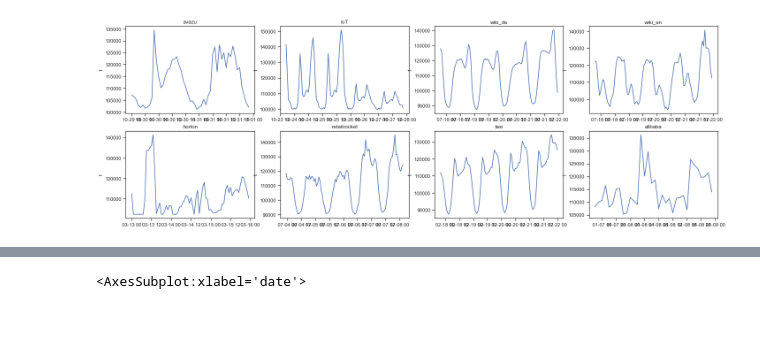
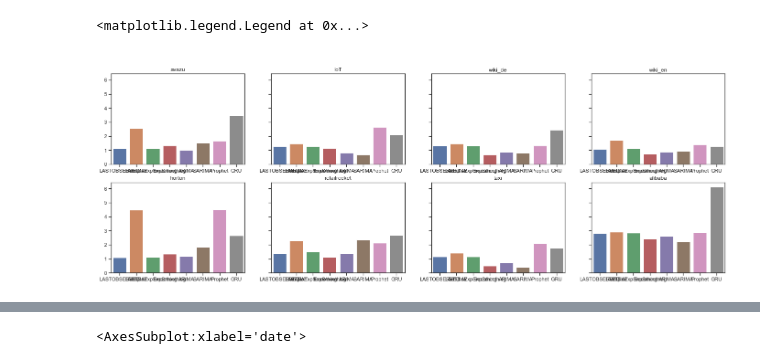
Before and after one commit to kainkordian/ELPTforDSP, a Jupyter notebook: Results.ipynb, the cells around one changed output, grey strips where cells are left out. Cells and saved outputs as stored; diff of their text form; code cells hidden in the pictures; blank space fills up the shorter version.

Commit message:
more plots

```diff
--- a/Results.ipynb
+++ b/Results.ipynb
@@ -34,12 +34,11 @@ for dataset_name in dataset_names:
     datasets[dataset_name] = {}
     for sampling_rate in sampling_rates:
         results_statistical = pd.read_csv(f"results/{dataset_name}_{sampling_rate}_results.csv", index_col=0, parse_dates=True)
-        results_gru = pd.read_csv(f"dl_experiments/results/{dataset_name}_{sampling_rate}_cuda:0_results.csv", index_col=0, parse_dates=True)["GRU"]
+        results_ml = pd.read_csv(f"dl_experiments/results/{dataset_name}_{sampling_rate}_cuda:0_results.csv", index_col=0, parse_dates=True)
 
-        df = pd.concat([results_statistical, results_gru], axis=1)
+        df = pd.concat([results_statistical, results_ml[["GRU", "CNN"]]], axis=1)
         df.name = f"{dataset_name}_{sampling_rate}"
         datasets[dataset_name][sampling_rate] = df
-datasets
 # %%
 # Print SMAPE
 for dataset_name, x in datasets.items():
@@ -71,31 +52,43 @@ avazu
 # %%
-f, axs = plt.subplots(ncols=4, nrows=2, figsize=(24,8))
+f, axs = plt.subplots(ncols=4, nrows=2, sharey=True, figsize=(24,8))
 axs = [ax for axs_col in axs for ax in axs_col]
 #f.tight_layout(pad=0)
 sns.set_theme(style='ticks')
 
 for (dataset_name, x), ax in zip(datasets.items(), axs):
-    df = x["1h"]
-    sns.lineplot(data=df.t, ax=ax)
+    df = x["15min"]
 
+    model_smape = {}
+    for model in df.columns[1:]:
+        model_smape[model] = smape(df.t,df[model])
+    model_smape = pd.DataFrame([model_smape])
+    #print(model_smape)
+
+    sns.barplot(data=model_smape, ax=ax)
     ax.title.set_text(dataset_name)
     ax.set(xlabel="")
+
+    #model_smape.plot(ax=ax)
+
+    #ax.title.set_text(dataset_name)
+    #ax.set(xlabel="")
 
     #ax.set_xlim(0, 1440 * 7)
 
     #ax.axvline(1440*5, color="k")
 
     #for idx, _ in x.groupby("time").mean().sort_values(df.name)[:steps].iterrows():
     #    ax.axvspan(idx, idx+30, facecolor="0.5", alpha=0.5, lw=0)
 
     #ticks = range(0, 7*24*60+1, 24*60)
     #ax.set_xticks(ticks)
     #ax.set_xticks(range(0, 7*24*60+1, 6*60), minor=True)
     #ax.set_xticklabels(["Mon", "Tue", "Wed", "Thu", "Fri", "Sat", "Sun", "Mon"])
 
 #ax.set(xlabel="Days of the Week")
 #f.text(-0.075, 0.5, "Carbon intensity (gCO2/kWh)", ha="center", va="center", rotation="vertical")
-
-#plt.savefig("week.png", dpi=300, bbox_inches='tight')
+handles, labels = ax.get_legend_handles_labels()
+f.legend(handles, labels, loc='upper left', bbox_to_anchor=(0.11, 0.96), frameon=False, ncol=len(labels))
 # %% [output]
+<matplotlib.legend.Legend at 0x...>
-[figure, old version]
+[figure, new version]
```
Also changed, not shown: parts of 14 cells of this notebook, 7 other files.
